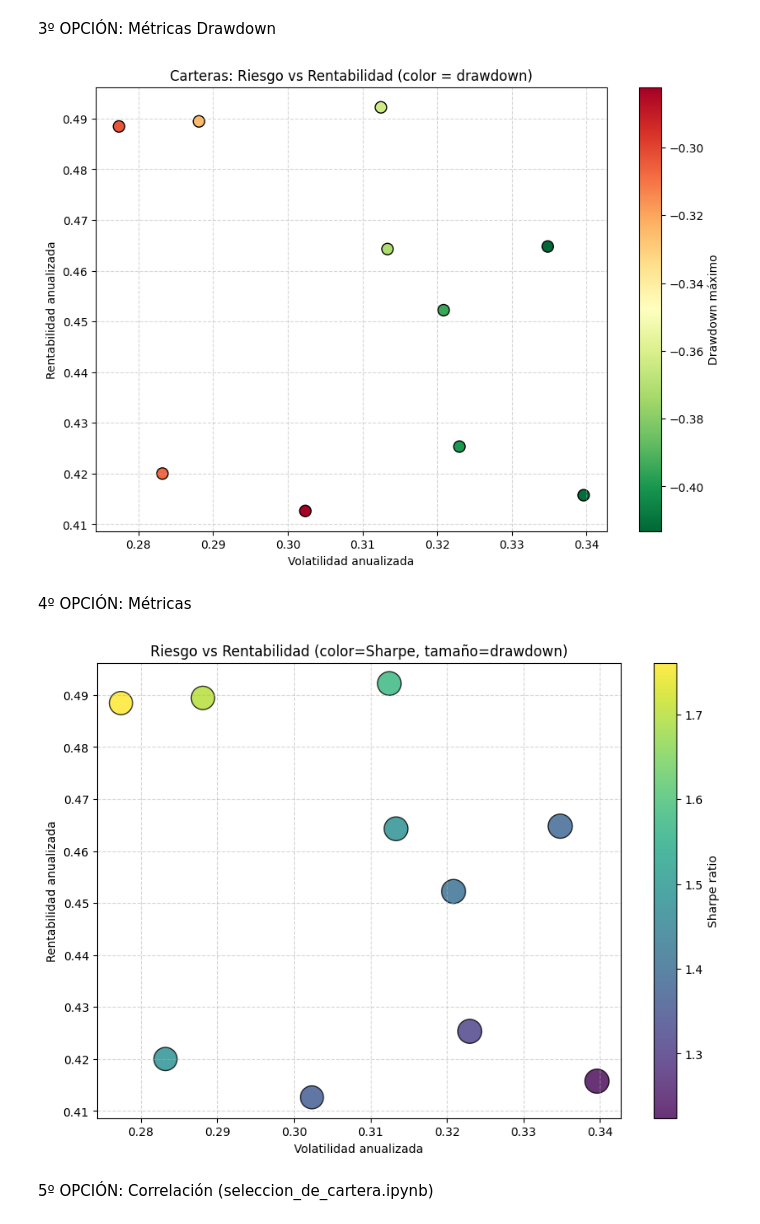
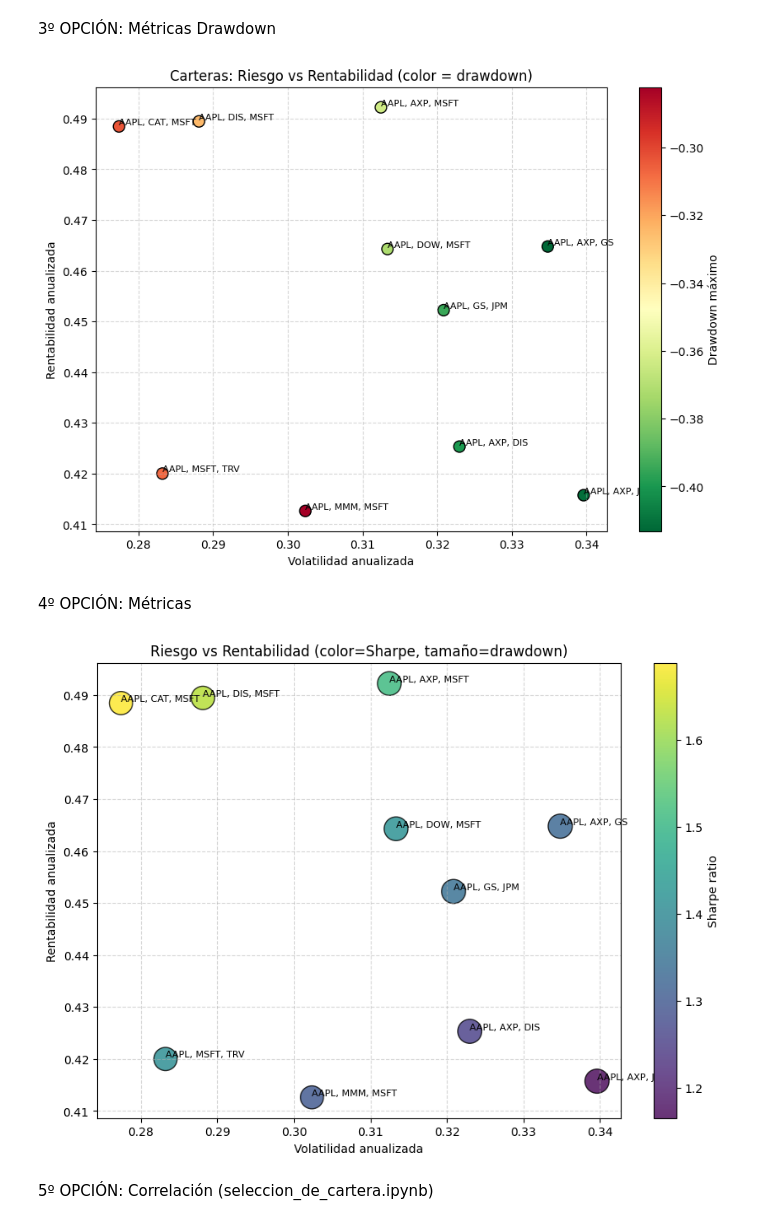
Before and after one commit to LanderAgirre/Reto_09_Azul_Oscuro, a Jupyter notebook: 4.Selección_Cartera2.ipynb, the cells around one changed output. Drawn from its saved outputs; the diff is of its cells as text; code cells hidden in the pictures.

```diff
--- a/4.Selección_Cartera2.ipynb
+++ b/4.Selección_Cartera2.ipynb
@@ -75,3 +82,3 @@ def generar_carteras(df_precios, risk_free_rate=0.0):
 # %%
-carteras = generar_carteras(df_ajustado)
+cartera_simple = cartera_simple(df_ajustado,0.02)
 # %%
@@ -93,26 +100,19 @@ carteras
 # %%
 import matplotlib.pyplot as plt
-top390 = carteras.head(390)
-
+top390 = cartera_simple.head(390)
 plt.figure(figsize=(10,7))
-plt.scatter(carteras['volatilidad_anualizada'], carteras['rentabilidad_anualizada'],
+plt.scatter(cartera_simple['volatilidad_anualizada'], cartera_simple['rentabilidad_anualizada'],
             c='lightgray', label='Todas las carteras')
 plt.scatter(top390['volatilidad_anualizada'], top390['rentabilidad_anualizada'],
             c='red', marker='*', s=200, label='Top 390 Carteras')
-
 for i, row in top390.iterrows():
     activos = ', '.join(row['cartera'])
-
-
-plt.xlim(carteras['volatilidad_anualizada'].min() * 0.95, carteras['volatilidad_anualizada'].max() * 1.05)
-plt.ylim(carteras['rentabilidad_anualizada'].min() * 0.95, carteras['rentabilidad_anualizada'].max() * 1.05)
-
-
+plt.xlim(cartera_simple['volatilidad_anualizada'].min() * 0.95, cartera_simple['volatilidad_anualizada'].max() * 1.05)
+plt.ylim(cartera_simple['rentabilidad_anualizada'].min() * 0.95, cartera_simple['rentabilidad_anualizada'].max() * 1.05)
 plt.title('Riesgo vs Rentabilidad: Top 390 Carteras Destacadas', fontsize=14)
 plt.xlabel('Volatilidad anualizada', fontsize=12)
 plt.ylabel('Rentabilidad anualizada', fontsize=12)
 plt.legend()
 plt.grid(True, linestyle='--', alpha=0.6)
-
 plt.show()
 # %% [output]
@@ -170,0 +171,2 @@ plt.show()
+# %%
+carteras = generar_carteras(df_ajustado,0.02)
@@ -239,12 +251,11 @@ plt.show()
 top10 = coincidentes.head(10)
 plt.figure(figsize=(10,7))
 plt.scatter(
-    top10['volatilidad_anualizada'],
-    top10['rentabilidad_anualizada'],
-    c=top10['drawdown_max'],
-    cmap='RdYlGn_r',
-    s=100,
-    edgecolor='black')
+    top10['volatilidad_anualizada'],top10['rentabilidad_anualizada'],
+    c=top10['drawdown_max'],cmap='RdYlGn_r',s=100,edgecolor='black')
+for i, row in top10.iterrows():
+    activos = ', '.join(row['cartera'])
+    plt.text(row['volatilidad_anualizada'], row['rentabilidad_anualizada'], activos, fontsize=8, ha='left', va='bottom')
 plt.colorbar(label='Drawdown máximo')
 plt.xlabel('Volatilidad anualizada')
 plt.ylabel('Rentabilidad anualizada')
@@ -252,28 +263,27 @@ plt.title('Carteras: Riesgo vs Rentabilidad (color = drawdown)')
 plt.grid(True, linestyle='--', alpha=0.5)
 plt.show()
 # %% [output]
-[figure, old version]
+[figure, new version]
 # %% [markdown]
 4º OPCIÓN: Métricas
 # %%
 top10 = coincidentes.head(10)
 plt.figure(figsize=(10,7))
 plt.scatter(
-    top10['volatilidad_anualizada'],
-    top10['rentabilidad_anualizada'],
-    c=top10['sharpe'],
-    s=(1 - top10['drawdown_max']) * 300,
-    cmap='viridis',
-    edgecolor='black',
-    alpha=0.8)
+    top10['volatilidad_anualizada'],top10['rentabilidad_anualizada'],
+    c=top10['sharpe'],s=(1 - top10['drawdown_max']) * 300,
+    cmap='viridis',edgecolor='black',alpha=0.8)
+for i, row in top10.iterrows():
+    activos = ', '.join(row['cartera'])
+    plt.text(row['volatilidad_anualizada'], row['rentabilidad_anualizada'], activos, fontsize=8, ha='left', va='bottom')
 plt.xlabel('Volatilidad anualizada')
 plt.ylabel('Rentabilidad anualizada')
 plt.title('Riesgo vs Rentabilidad (color=Sharpe, tamaño=drawdown)')
 plt.colorbar(label='Sharpe ratio')
 plt.grid(True, linestyle='--', alpha=0.5)
 plt.show()
 # %% [output]
-[figure, old version]
+[figure, new version]
 # %% [markdown]
 5º OPCIÓN: Correlación (seleccion_de_cartera.ipynb)
 # %%
```
Also changed, not shown: parts of 12 cells of this notebook.
